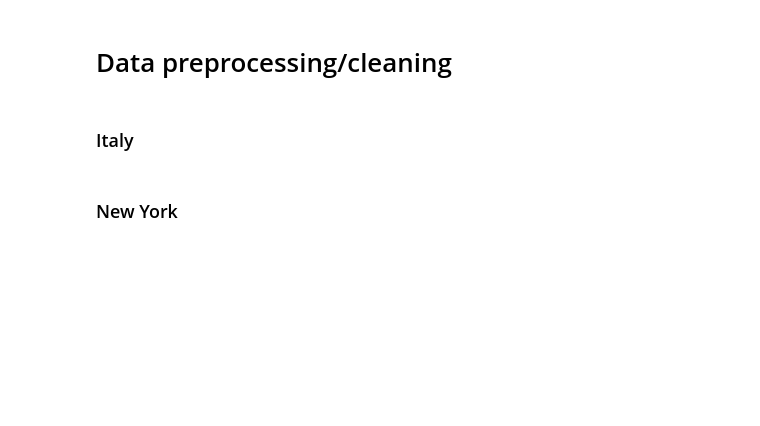
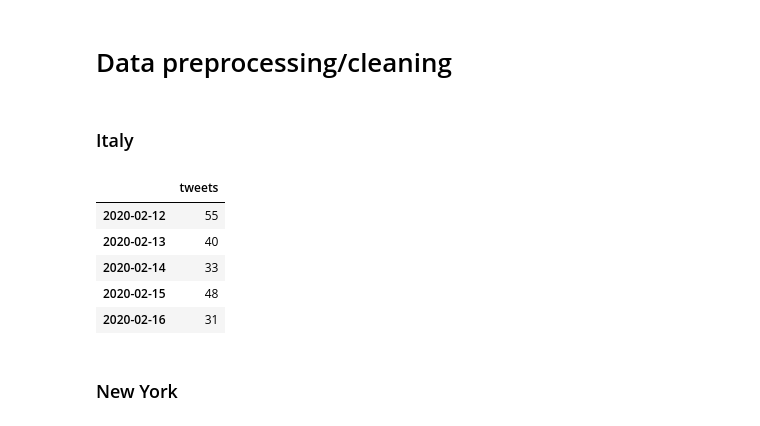
Before and after one commit to lutharsanen/covid19_twitter_analysis, a Jupyter notebook: Group25.ipynb, the cells around one changed output. Drawn from its saved outputs; the diff is of its cells as text; code cells hidden in the pictures; blank space fills up the shorter version.

```diff
--- a/Group25.ipynb
+++ b/Group25.ipynb
@@ -180,10 +163,24 @@ def date_transformer(string_data):
 # %% [markdown]
 <h3> Italy </h3>
 # %%
+# dictionary for tweets per day
+italia = {}
+
+# array with name of all files in a folder
+italia_json_files = []
+
 italia_json_files = get_all_filesname(italia_json_files, 'italy')
 italia = files_walker(italia_json_files, italia, "italy")
-df_italy = pd.DataFrame.from_dict(italia, orient= 'index')
-df_italy_sorted = df_italy.sort_index()
+df_italy = pd.DataFrame.from_dict(italia, orient= 'index', columns=['tweets'])
+df_italy = df_italy.sort_index()
+df_italy[:5]
+# %% [output]
+|  | tweets |
+| 2020-02-12 | 55 |
+| 2020-02-13 | 40 |
+| 2020-02-14 | 33 |
+| 2020-02-15 | 48 |
+| 2020-02-16 | 31 |
 # %% [markdown]
 <h3> New York </h3>
 # %%
```
Also changed, not shown: parts of 13 cells of this notebook.
